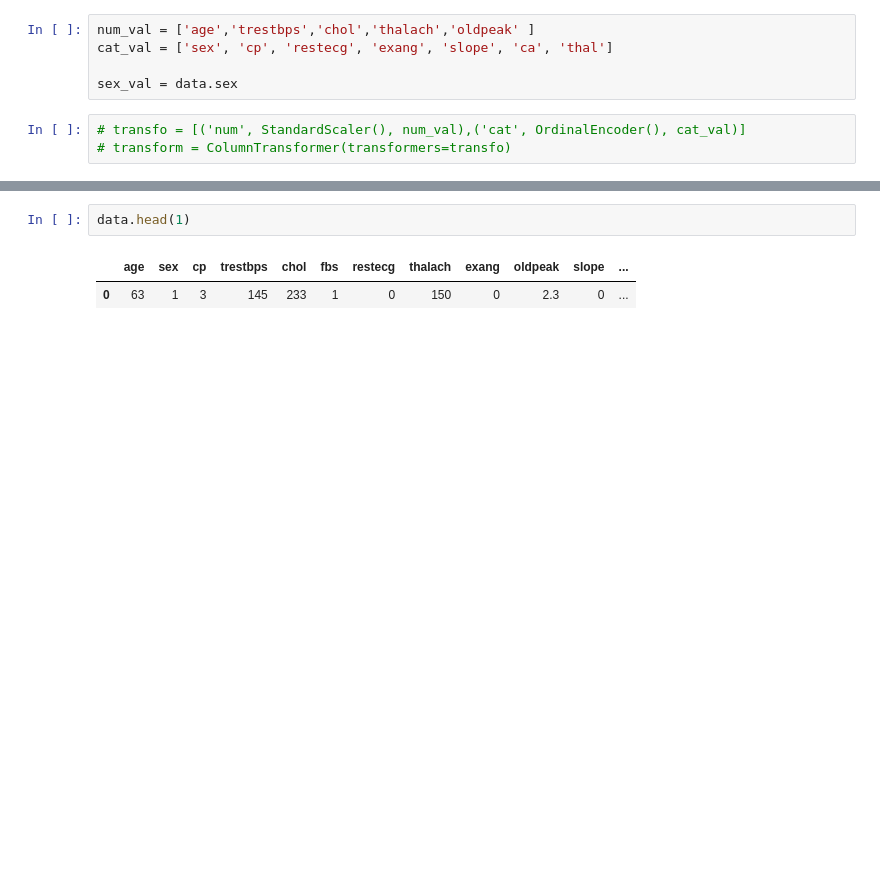
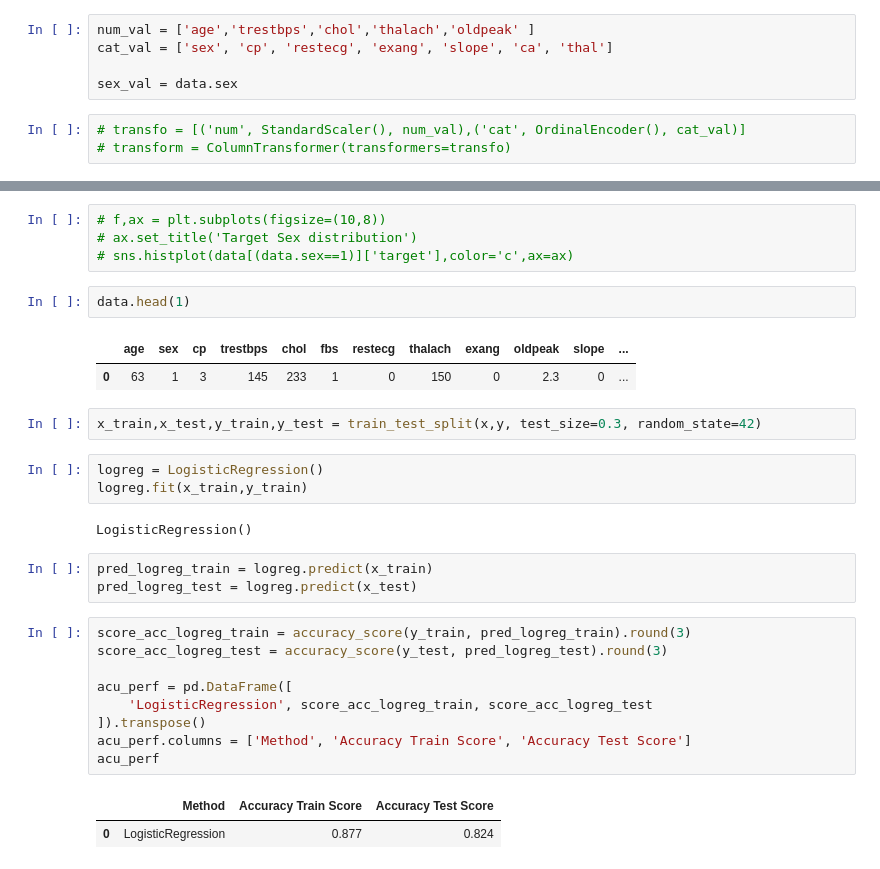
Before and after one commit to Omuk/Fullstack-Data-Analyst, a Jupyter notebook: Learning/code_examples/practice/practice_field.ipynb, the cells around one changed output, grey strips where cells are left out. Saved outputs shown, nothing was run; the diff lists cells and outputs as text; blank space fills up the shorter version.

```diff
--- a/Learning/code_examples/practice/practice_field.ipynb
+++ b/Learning/code_examples/practice/practice_field.ipynb
@@ -99,5 +93,31 @@ Name: sex, Length: 302, dtype: int64
+# %%
+# f,ax = plt.subplots(figsize=(10,8))
+# ax.set_title('Target Sex distribution')
+# sns.histplot(data[(data.sex==1)]['target'],color='c',ax=ax)
 # %%
 data.head(1)
 # %% [output]
 |  | age | sex | cp | trestbps | chol | fbs | restecg | thalach | exang | oldpeak | slope | ... |
 | 0 | 63 | 1 | 3 | 145 | 233 | 1 | 0 | 150 | 0 | 2.3 | 0 | ... |
+# %%
+x_train,x_test,y_train,y_test = train_test_split(x,y, test_size=0.3, random_state=42)
+# %%
+logreg = LogisticRegression()
+logreg.fit(x_train,y_train)
+# %% [output]
+LogisticRegression()
+# %%
+pred_logreg_train = logreg.predict(x_train)
+pred_logreg_test = logreg.predict(x_test)
+# %%
+score_acc_logreg_train = accuracy_score(y_train, pred_logreg_train).round(3)
+score_acc_logreg_test = accuracy_score(y_test, pred_logreg_test).round(3)
+
+acu_perf = pd.DataFrame([
+    'LogisticRegression', score_acc_logreg_train, score_acc_logreg_test
+]).transpose()
+acu_perf.columns = ['Method', 'Accuracy Train Score', 'Accuracy Test Score']
+acu_perf
+# %% [output]
+|  | Method | Accuracy Train Score | Accuracy Test Score |
+| 0 | LogisticRegression | 0.877 | 0.824 |
```
Also changed, not shown: parts of 5 cells of this notebook.
